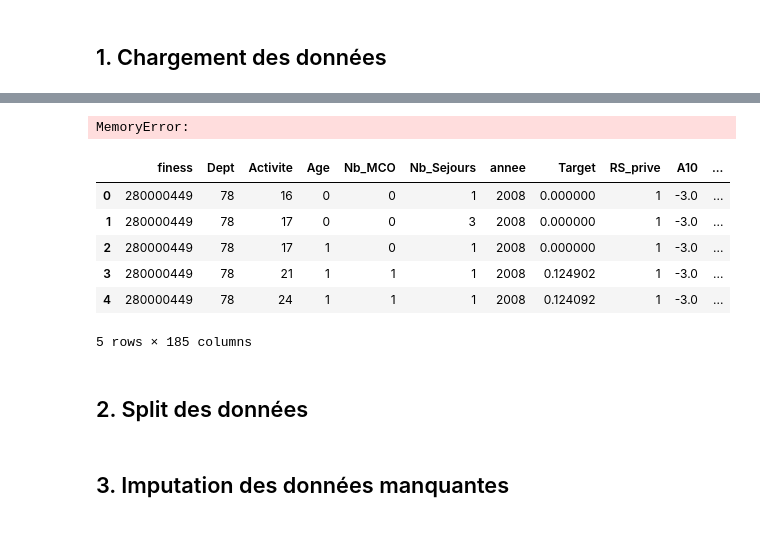
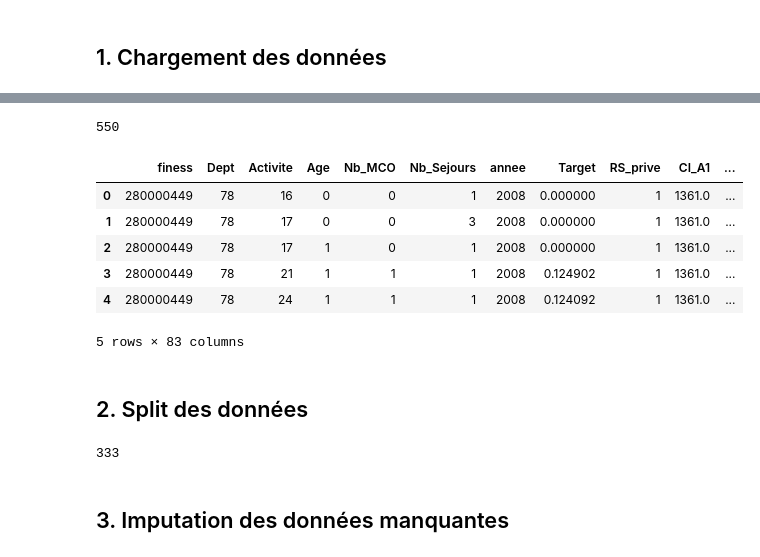
Before and after one commit to MarieCrappe/ANAPchallenge, a Jupyter notebook: Challenge ANAP.ipynb, the cells around one changed output, grey strips where cells are left out. Saved outputs shown, nothing was run; the diff lists cells and outputs as text; code cells hidden in the pictures.

Commit message:
Continuing data preprocessing in main notebook but still memory issue

```diff
--- a/Challenge ANAP.ipynb
+++ b/Challenge ANAP.ipynb
@@ -37,7 +37,7 @@ Populating the interactive namespace from numpy and matplotlib
 ## 1. Chargement des données
 # %%
 train = pd.read_csv('../data/data2.csv', sep=';')
-additional_data = pd.read_csv('../data/aggregated_hospidiag_data.csv', sep=';')
+additional_data = pd.read_csv('../data/aggregated_hospidiag_data_reduced.csv', sep=';')
 train.head(5)
 # %% [output]
 |  | Finess | Raison sociale | Provenance des patients (départem... | Domaines d activités | âge (deux classes >75 ans, <= 75 ... | ... |
@@ -46,8 +46,3 @@ train.head(5)
 | 2 | 10007300 | CLINIQUE AMBULATOIRE CENDANEG | 01-Ain | D07-Cardio-vasculaire (hors cathé... | <=75 ans | ... |
 | 3 | 10007300 | CLINIQUE AMBULATOIRE CENDANEG | 01-Ain | D16-Hématologie | <=75 ans | ... |
 | 4 | 10007300 | CLINIQUE AMBULATOIRE CENDANEG | 01-Ain | D16-Hématologie | >75 ans | ... |
-# %%
-additional_data.drop('Unnamed: 0', axis=1, inplace=True)
-additional_data.drop('Unnamed: 1', axis=1, inplace=True)
-additional_data.drop('rs', axis=1, inplace=True)
-additional_data.head()
@@ -92,28 +70,22 @@ merged_data.head()
 del train
 del additional_data
 gc.collect()
-merged_data.drop('finess', axis=1, inplace=True)
 # %% [output]
-MemoryError:
+550
 # %%
 le = preprocessing.LabelEncoder()
 merged_data.Activite = le.fit_transform(merged_data.Activite)
 merged_data.cat = le.fit_transform(merged_data.cat)
-merged_data.champ_pmsi = le.fit_transform(merged_data.champ_pmsi)
-merged_data.taa = le.fit_transform(merged_data.taa)
-merged_data.taille_M = le.fit_transform(merged_data.taille_M)
-merged_data.taille_MCO = le.fit_transform(merged_data.taille_M)
-
 merged_data.Dept = le.fit_transform(merged_data.Dept)
 merged_data.head()
 # %% [output]
-|  | finess | Dept | Activite | Age | Nb_MCO | Nb_Sejours | annee | Target | RS_prive | A10 | ... |
-| 0 | 280000449 | 78 | 16 | 0 | 0 | 1 | 2008 | 0.000000 | 1 | -3.0 | ... |
-| 1 | 280000449 | 78 | 17 | 0 | 0 | 3 | 2008 | 0.000000 | 1 | -3.0 | ... |
-| 2 | 280000449 | 78 | 17 | 1 | 0 | 1 | 2008 | 0.000000 | 1 | -3.0 | ... |
-| 3 | 280000449 | 78 | 21 | 1 | 1 | 1 | 2008 | 0.124902 | 1 | -3.0 | ... |
-| 4 | 280000449 | 78 | 24 | 1 | 1 | 1 | 2008 | 0.124092 | 1 | -3.0 | ... |
+|  | finess | Dept | Activite | Age | Nb_MCO | Nb_Sejours | annee | Target | RS_prive | CI_A1 | ... |
+| 0 | 280000449 | 78 | 16 | 0 | 0 | 1 | 2008 | 0.000000 | 1 | 1361.0 | ... |
+| 1 | 280000449 | 78 | 17 | 0 | 0 | 3 | 2008 | 0.000000 | 1 | 1361.0 | ... |
+| 2 | 280000449 | 78 | 17 | 1 | 0 | 1 | 2008 | 0.000000 | 1 | 1361.0 | ... |
+| 3 | 280000449 | 78 | 21 | 1 | 1 | 1 | 2008 | 0.124902 | 1 | 1361.0 | ... |
+| 4 | 280000449 | 78 | 24 | 1 | 1 | 1 | 2008 | 0.124092 | 1 | 1361.0 | ... |
-5 rows × 185 columns
+5 rows × 83 columns
 # %% [markdown]
 <h2> 2. Split des données </h2>
 # %%
@@ -130,3 +105,8 @@ df_test = df_test.drop('Target', axis=1)
+# %%
+del merged_data
+gc.collect()
+# %% [output]
+333
 # %% [markdown]
 ## 3. Imputation des données manquantes
 # %%
```
Also changed, not shown: parts of 5 cells of this notebook.
